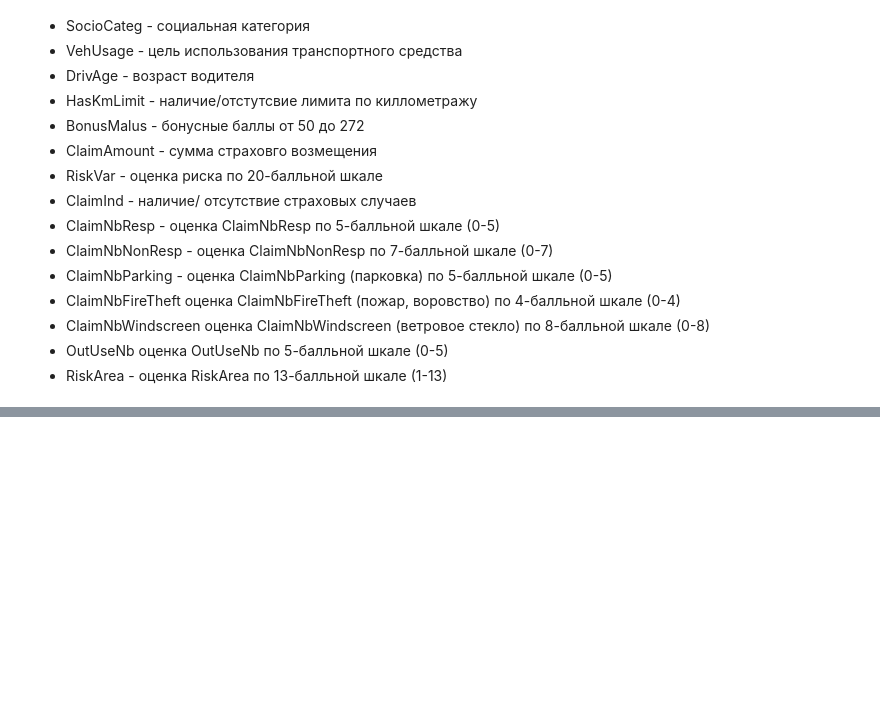
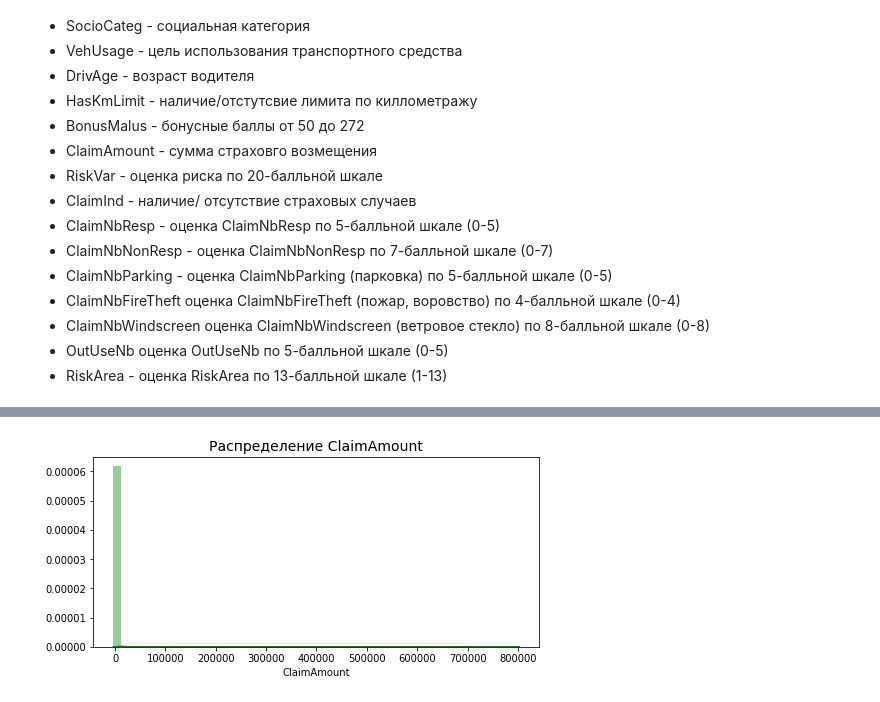
Before and after one commit to lyutov89/ML_in_production, a Jupyter notebook: lesson_6/lesson6-hw.ipynb, the cells around one changed output, grey strips where cells are left out. Saved outputs shown, nothing was run; the diff lists cells and outputs as text; code cells hidden in the pictures; blank space fills up the shorter version.

```diff
--- a/lesson_6/lesson6-hw.ipynb
+++ b/lesson_6/lesson6-hw.ipynb
@@ -76,0 +357,5 @@ df_group_age['AvgClaim'] = df_group_age.ClaimAmount / df_group_age.ClaimCount
+# %%
+feature = 'ClaimAmount'
+plot_dist(df, feature)
+# %% [output]
+[figure, added]
```
Also changed, not shown: parts of 42 cells of this notebook.
